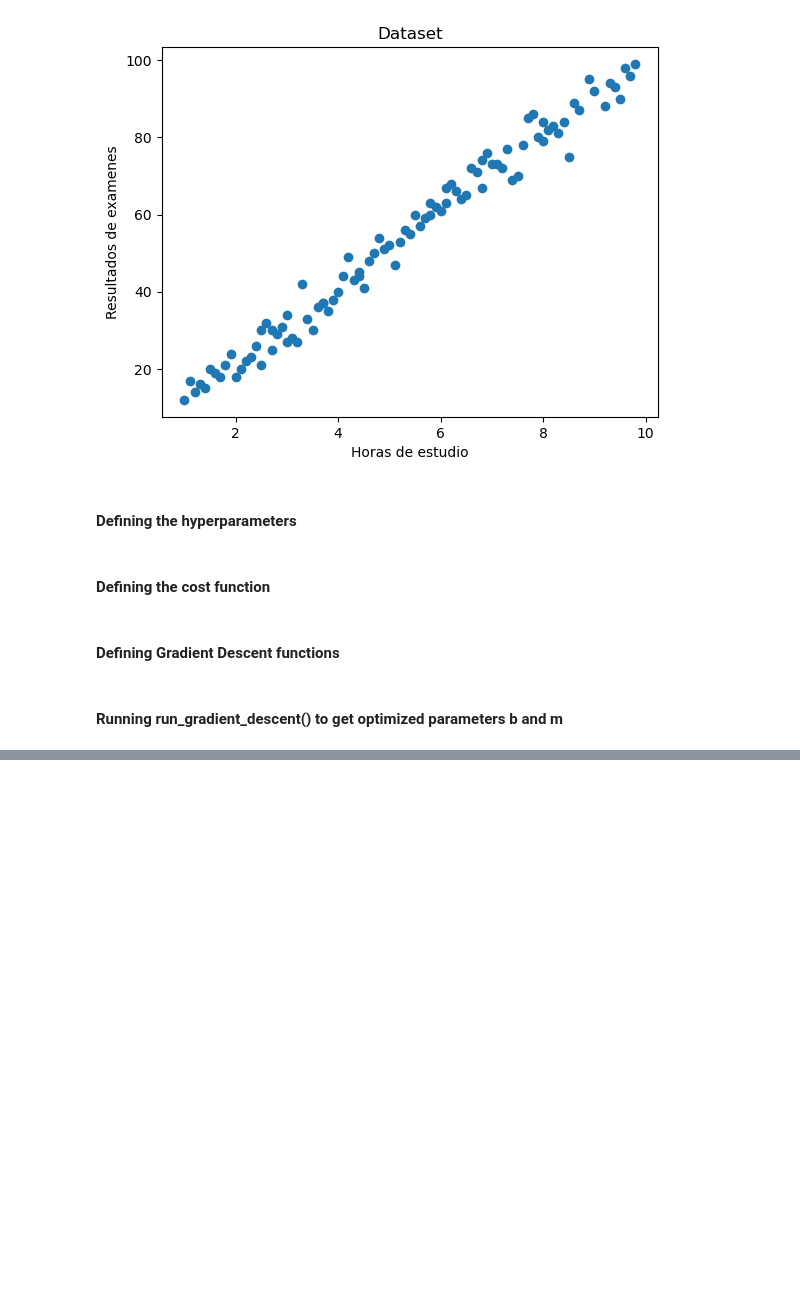
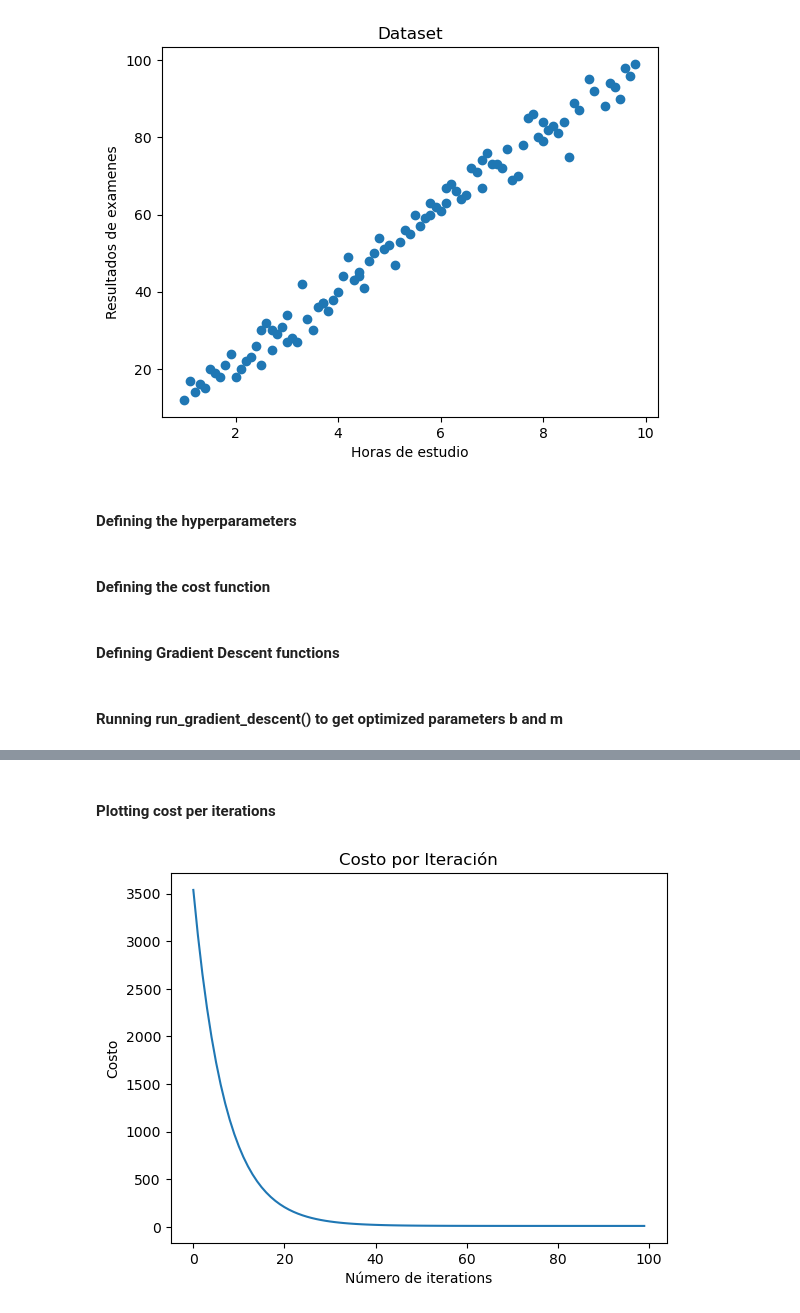
Before and after one commit to ccalvop/ML-LinearRegression, a Jupyter notebook: StudentStudyHours/Student_Study_Hours_Analysis.ipynb, the cells around one changed output, grey strips where cells are left out. Drawn from its saved outputs; the diff is of its cells as text; code cells hidden in the pictures; blank space fills up the shorter version.

```diff
--- a/StudentStudyHours/Student_Study_Hours_Analysis.ipynb
+++ b/StudentStudyHours/Student_Study_Hours_Analysis.ipynb
@@ -9,11 +9,11 @@ import matplotlib.pyplot as plt
 #### Importing the data
 # %%
 #Load data
-points = genfromtxt('score.csv', delimiter=',')
+points = np.genfromtxt('score.csv', delimiter=',', skip_header=1)
 
 #Extract columns
-x = array(points[:,0])
-y = array(points[:,1])
+x = np.array(points[:,0])
+y = np.array(points[:,1])
 
 #Plot the dataset
 plt.scatter(x,y)
@@ -27,16 +27,17 @@ plt.show()
 #### Defining the hyperparameters
 # %%
 #Hyperparameters
-learning_rate = 0.01
+learning_rate = 0.001
 initial_b = 0
 initial_m = 0
-num_iterations = 50
+num_iterations = 100
 # %% [markdown]
 #### Defining the cost function
 # %%
 # Cost function
 def compute_cost(b, m, points):
     total_cost = 0
+    N = float(len(points))
 
     # Extracting the x and y values from the points array
     x = points[:, 0]  # Extracting the x values (feature)
@@ -46,7 +47,7 @@ def compute_cost(b, m, points):
     total_cost = np.sum((y - (m * x + b)) ** 2)
 
     # Return average of squared error
-    return total_cost / len(points)
+    return total_cost / N
 # %% [markdown]
 #### Defining Gradient Descent functions
 # %%
@@ -62,8 +63,11 @@ def run_gradient_descent(points, initial_b, initial_m, learning_rate, num_iterat
         # Calculate the current cost and append it to the history
         cost_history.append(compute_cost(b, m, points))
 
-        # Update the parameters using the update function
-        b, m = update_parameters(b, m, np.array(points), learning_rate)
+        # Update the parameters using the calculate_gradients function
+        b, m = calculate_gradients(b, m, np.array(points), learning_rate)
+
+        # Printing values
+        print(f'Iteration {i+1}: b = {b}, m = {m}, Cost = {cost_history[-1]}')
 
     # Return the final values of b and m, along with the cost history
     return [b, m, cost_history]
@@ -75,7 +79,7 @@ def calculate_gradients(b_current, m_current, points, learning_rate):
     N = float(len(points))
 
     # Calculate Gradients
-    for i in range(len(points)):
+    for i in range(0, len(points)):
         x = points[i, 0]
         y = points[i, 1]
         m_gradient += - (2/N) * x * (y - (m_current * x + b_current))
@@ -104,0 +125,11 @@ NameError: name 'update_parameters' is not defined
+# %% [markdown]
+#### Plotting cost per iterations
+# %%
+#Plot Cost per Iteration
+plt.plot(cost_graph)
+plt.xlabel('Número de iterations')
+plt.ylabel('Costo')
+plt.title('Costo por Iteración')
+plt.show()
+# %% [output]
+[figure, added]
```
Also changed, not shown: parts of 3 cells of this notebook.
